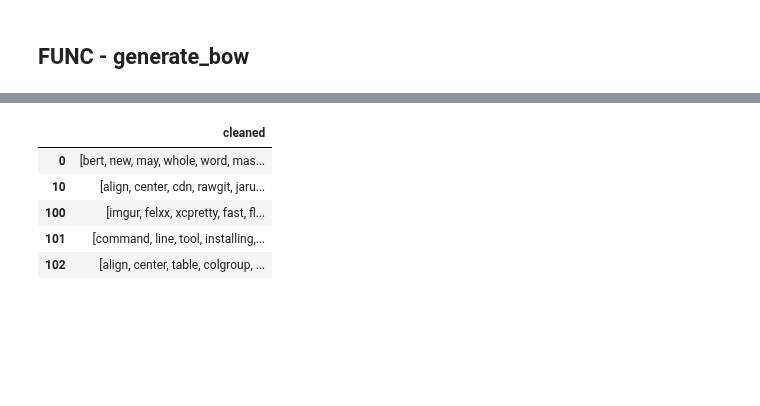
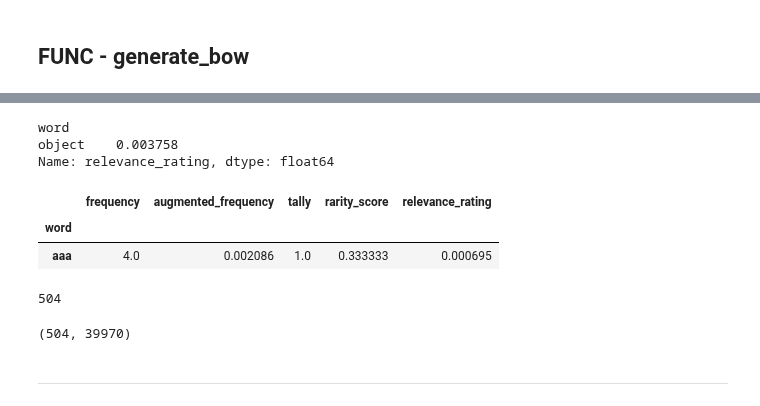
Before and after one commit to pellegrino-nlp/nlp_project, a Jupyter notebook: feature_engineering_test.ipynb, the cells around one changed output, grey strips where cells are left out. Cells and saved outputs as stored; diff of their text form; code cells hidden in the pictures; blank space fills up the shorter version.

```diff
--- a/feature_engineering_test.ipynb
+++ b/feature_engineering_test.ipynb
@@ -429,2 +402,0 @@ rs_df
-# %%
-common_bow = common_bow.set_index("word")
@@ -433,5 +403,5 @@ KeyError: 'word'
 # %%
-relevance_matrix = common_bow.join(rs_df)
+relevance_matrix = common_bow.join(rs_df,how="right")
 # %%
 relevance_matrix = relevance_matrix.groupby(relevance_matrix.index).mean()
 # %%
@@ -628,9 +408,0 @@ for word in sparsing.cleaned[0]:
-# %%
-sparsing.head()
-# %% [output]
-|  | cleaned |
-| 0 | [bert, new, may, whole, word, mas... |
-| 10 | [align, center, cdn, rawgit, jaru... |
-| 100 | [imgur, felxx, xcpretty, fast, fl... |
-| 101 | [command, line, tool, installing,... |
-| 102 | [align, center, table, colgroup, ... |
@@ -651,0 +409,14 @@ print(classification_report(train.actual, train.predicted))
+# %%
+relevance_matrix.relevance_rating[relevance_matrix.index=="object"]
+# %% [output]
+word
+object    0.003758
+Name: relevance_rating, dtype: float64
+# %%
+relevance_matrix.loc[relevance_matrix.augmented_frequency<.002,"relevance_rating"] = 0
+# %%
+relevance_matrix.head(1)
+# %% [output]
+|  | frequency | augmented_frequency | tally | rarity_score | relevance_rating |
+| word |  |  |  |  |  |
+| aaa | 4.0 | 0.002086 | 1.0 | 0.333333 | 0.000695 |
@@ -651,0 +425,4 @@ print(classification_report(train.actual, train.predicted))
+# %%
+df.shape[0]
+# %% [output]
+504
@@ -651,0 +431,6 @@ print(classification_report(train.actual, train.predicted))
+# %%
+m1.shape
+# %% [output]
+(504, 39970)
+# %% [markdown]
+---
```
Also changed, not shown: parts of 47 cells of this notebook, 1 other file.
